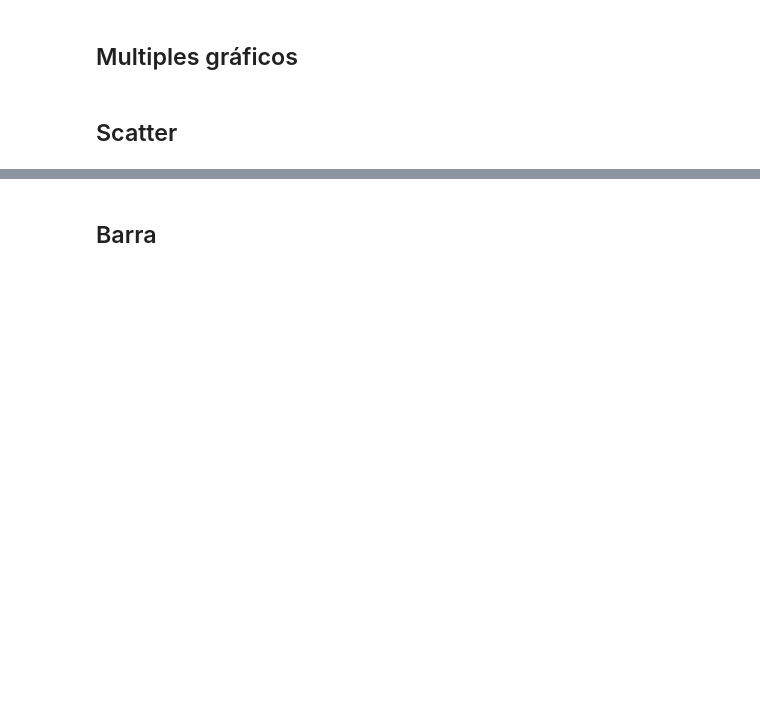
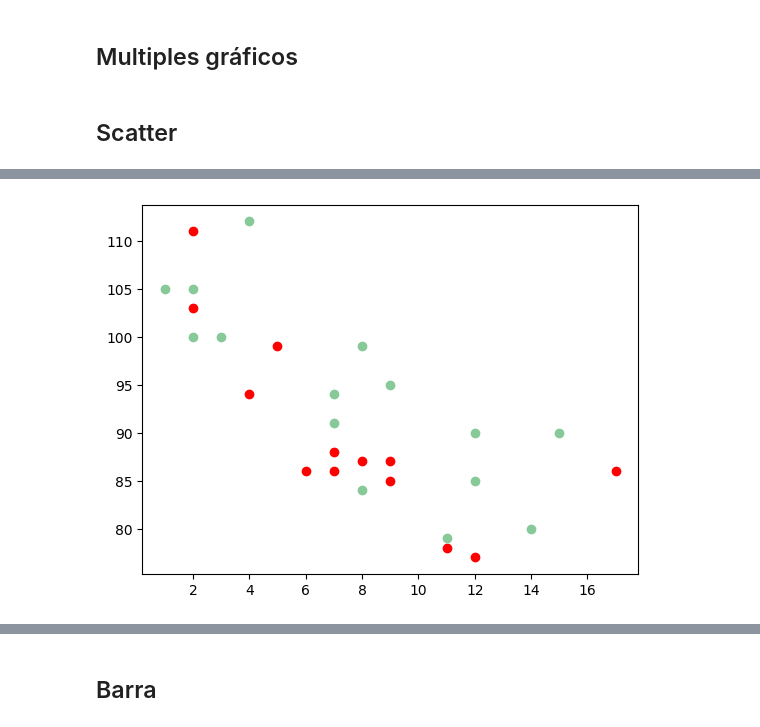
Before and after one commit to JezrrelValles/Aprendiendo-Python-3-Nivel-Intermedio, a Jupyter notebook: code/Bibliotecas.ipynb, the cells around one changed output, grey strips where cells are left out. Saved outputs shown, nothing was run; the diff lists cells and outputs as text; code cells hidden in the pictures; blank space fills up the shorter version.

```diff
--- a/code/Bibliotecas.ipynb
+++ b/code/Bibliotecas.ipynb
@@ -742,12 +736,16 @@ plt.show()
 # %%
 x = np.array([5,7,8,7,2,17,2,9,4,11,12,9,6])
 y = np.array([99,86,87,88,111,86,103,87,94,78,77,85,86])
-plt.scatter(x, y, color = 'hotpink')
+
+plt.scatter(x, y, color = 'r')
 
 x = np.array([2,2,8,1,15,8,12,9,7,3,11,4,7,14,12])
 y = np.array([100,105,84,105,90,99,90,95,94,100,79,112,91,80,85])
+
 plt.scatter(x, y, color = '#88c999')
 
 plt.show()
+# %% [output]
+[figure, added]
 # %%
 x = np.array([5,7,8,7,2,17,2,9,4,11,12,9,6])
```
Also changed, not shown: parts of 30 cells of this notebook, 5 other files.
